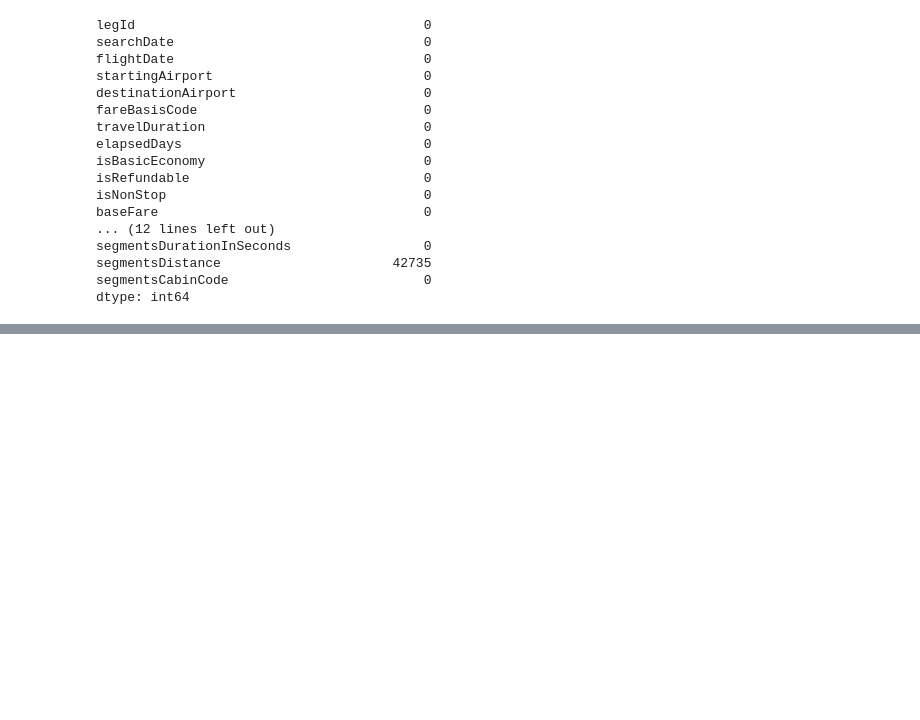
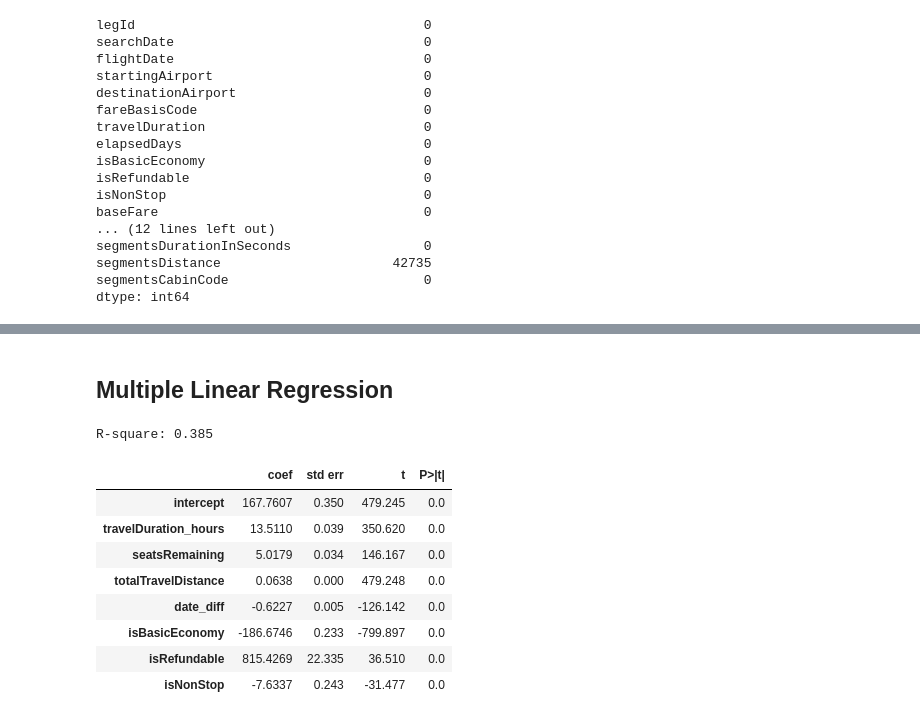
Before and after one commit to sofiaberumenr/Airfare_Pricing_Predictions, a Jupyter notebook: Flight_Analysis_Prediction.ipynb, the cells around one changed output, grey strips where cells are left out. Cells and saved outputs as stored; diff of their text form; code cells hidden in the pictures; blank space fills up the shorter version.

```diff
--- a/Flight_Analysis_Prediction.ipynb
+++ b/Flight_Analysis_Prediction.ipynb
@@ -121,0 +215,35 @@ Name: count, dtype: int64
+# %% [markdown]
+## Multiple Linear Regression
+# %%
+# Model specification
+design_1=MS(["travelDuration_hours", "seatsRemaining",
+             "totalTravelDistance", "date_diff", 'isBasicEconomy', 'isRefundable', 'isNonStop'])
+
+#setup: recall that the data is dating_sample_original
+x_reg_1= design_1.fit_transform(df)
+y_1=df['totalFare']
+
+#regression
+# Drop rows with missing values in predictors or response
+valid_idx = x_reg_1.notnull().all(axis=1) & y_1.notnull()
+x_reg_1_clean = x_reg_1[valid_idx]
+y_1_clean = y_1[valid_idx]
+
+result_1 = sm.OLS(y_1_clean, x_reg_1_clean).fit()
+
+#show results
+print('R-square:', round(result_1.rsquared,3))
+result_1_summary=summarize(result_1)
+
+result_1_summary
+# %% [output]
+R-square: 0.385
+|  | coef | std err | t | P>|t| |
+| intercept | 167.7607 | 0.350 | 479.245 | 0.0 |
+| travelDuration_hours | 13.5110 | 0.039 | 350.620 | 0.0 |
+| seatsRemaining | 5.0179 | 0.034 | 146.167 | 0.0 |
+| totalTravelDistance | 0.0638 | 0.000 | 479.248 | 0.0 |
+| date_diff | -0.6227 | 0.005 | -126.142 | 0.0 |
+| isBasicEconomy | -186.6746 | 0.233 | -799.897 | 0.0 |
+| isRefundable | 815.4269 | 22.335 | 36.510 | 0.0 |
+| isNonStop | -7.6337 | 0.243 | -31.477 | 0.0 |
```
Also changed, not shown: parts of 13 cells of this notebook.
